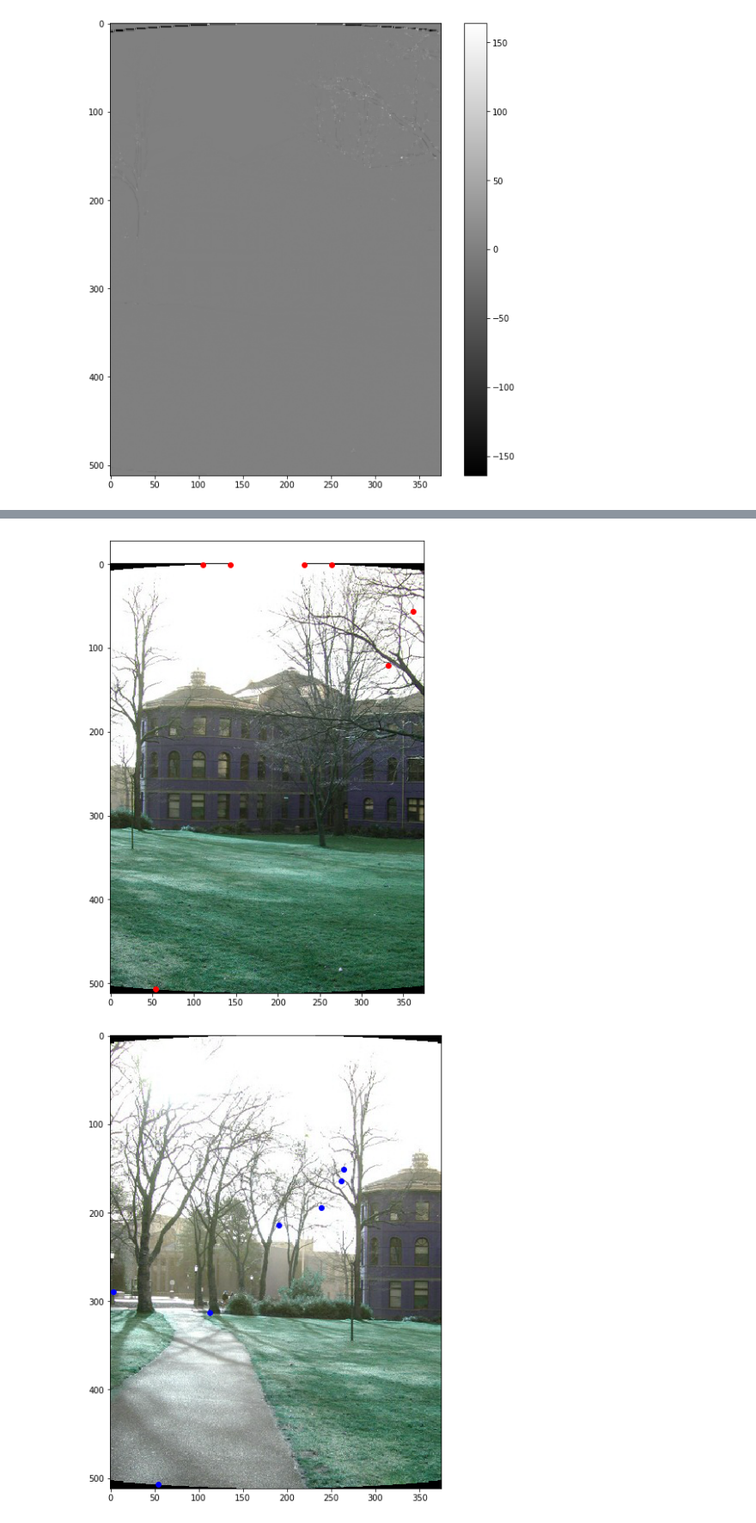
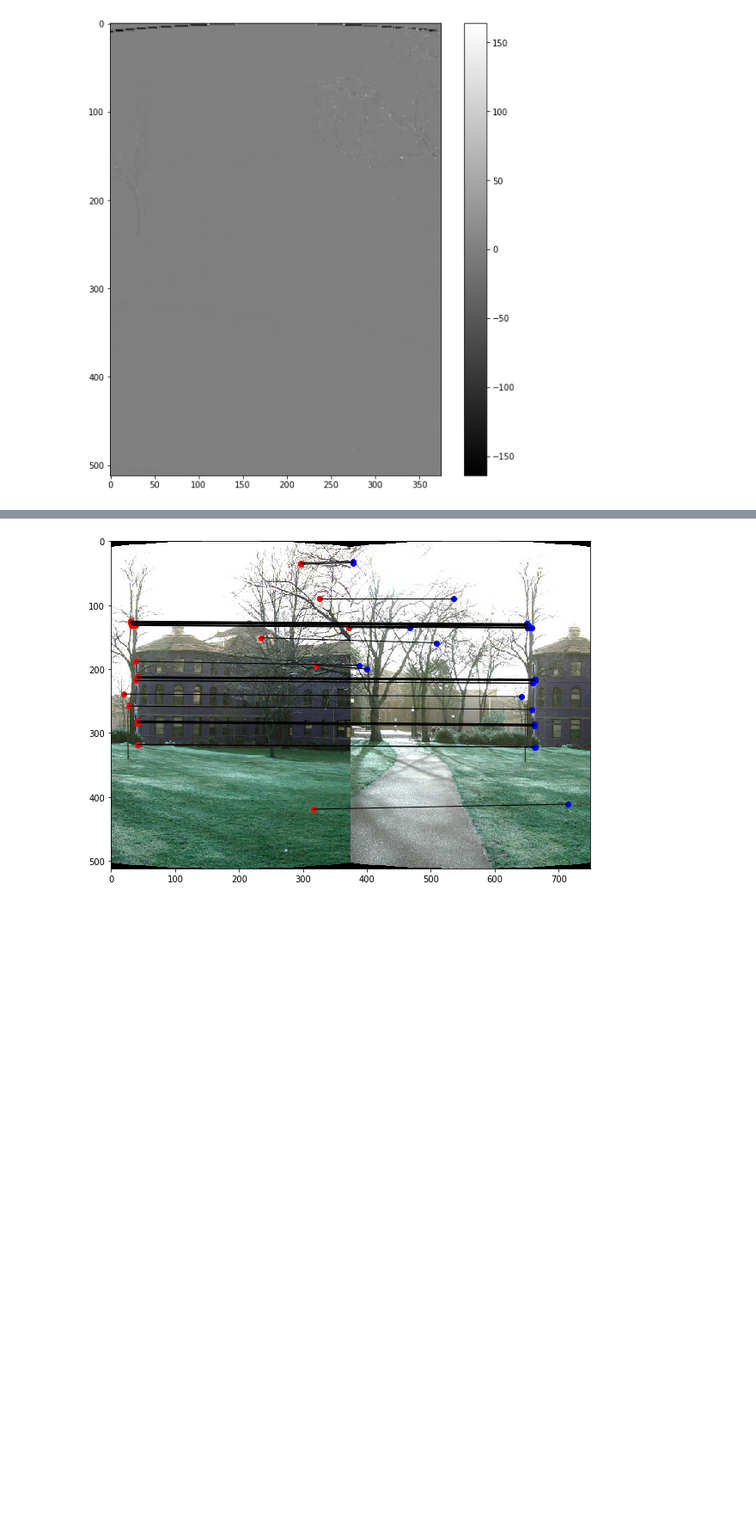
Before and after one commit to SSARCandy/panoramas-image-stitching, a Jupyter notebook: src/notebook2.ipynb, the cells around one changed output, grey strips where cells are left out. Shown at 86% size. Drawn from its saved outputs; the diff is of its cells as text; code cells hidden in the pictures; blank space fills up the shorter version.

Commit message:
better matching

```diff
--- a/src/notebook2.ipynb
+++ b/src/notebook2.ipynb
@@ -45,5 +49,4 @@ def extract_description(img, corner_response, threshold=0.01):
 
     return feature_descriptions[1:], feature_positions
 # %%
-descs, pos = extract_description(cylinder_img_list[0], cm)
-pos
+descs, pos = extract_description(cylinder_img_list[0], cm, kernel=5)
@@ -68,23 +53,26 @@ pos
 # %%
 cm2 = feature_detection.harris_corner(cylinder_img_list[1])
-descs2, pos2 = extract_description(cylinder_img_list[1], cm2)
+descs2, pos2 = extract_description(cylinder_img_list[1], cm2, kernel=5)
 # %%
-def feature_matching(descriptor1, descriptor2, featue_position1, feature_position2):
+def feature_matching(descriptor1, descriptor2, feature_position1, feature_position2):
     matched_pairs = []
 
     for i in range(len(descriptor1)):
         distances = []
+        y = feature_position1[i][0]
         for j in range(len(descriptor2)):
-            diff = descriptor1[i] - descriptor2[j]
-            diff = (diff**2).sum()
+            diff = float('Inf')
+            if y-10 <= feature_position2[j][0] <= y+10:
+                diff = descriptor1[i] - descriptor2[j]
+                diff = (diff**2).sum()
             distances += [diff]
 
         sorted_d = np.sort(distances)
 
-        if sorted_d[0]/sorted_d[1] <= 0.1:
-            paired_index = np.where(distances==sorted_d[1])[0][0]
+        if sorted_d[0]/sorted_d[1] <= 0.4:
+            paired_index = np.where(distances==sorted_d[0])[0][0]
             #print(featue_position1[i], paired_index)
-            pair = [featue_position1[i], feature_position2[paired_index]]
+            pair = [feature_position1[i], feature_position2[paired_index]]
             matched_pairs += [pair]
             print(pair)
 
@@ -102,15 +100,12 @@ matched = feature_matching(descs, descs2, pos, pos2)
 # %%
+_, offset, _ = cylinder_img_list[0].shape
+plt_img = np.concatenate((cylinder_img_list[0], cylinder_img_list[1]), axis=1)
 plt.figure(figsize=(10,10))
-plt.imshow(cylinder_img_list[0])
-for i in range(len(matched)):
+plt.imshow(plt_img)
+for i in range(len(matched)//1):
     plt.scatter(x=matched[i][0][1], y=matched[i][0][0], c='r')
+    plt.plot([matched[i][0][1], offset+matched[i][1][1]], [matched[i][0][0], matched[i][1][0]], 'k-', lw=1)
+    plt.scatter(x=offset+matched[i][1][1], y=matched[i][1][0], c='b')
 plt.show()
-
-plt.figure(figsize=(10,10))
-plt.imshow(cylinder_img_list[1])
-for i in range(len(matched)):
-    plt.scatter(x=matched[i][1][1], y=matched[i][1][0], c='b')
-plt.show()
 # %% [output]
-[figure, old version]
+[figure, new version]
-[figure, removed]
```
Also changed, not shown: parts of 4 cells of this notebook.
